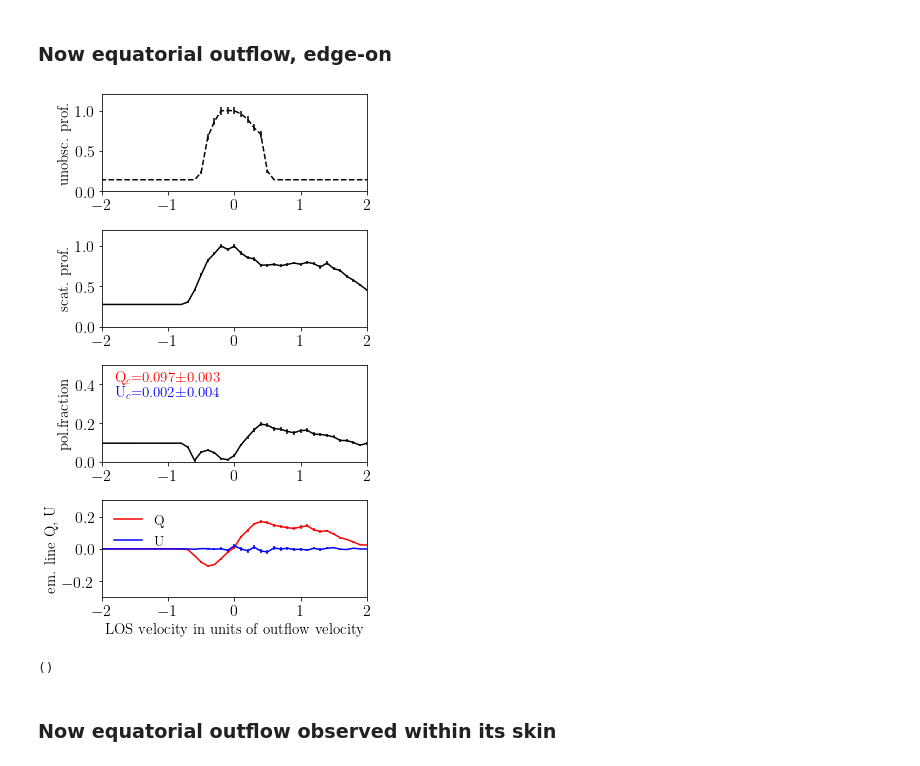
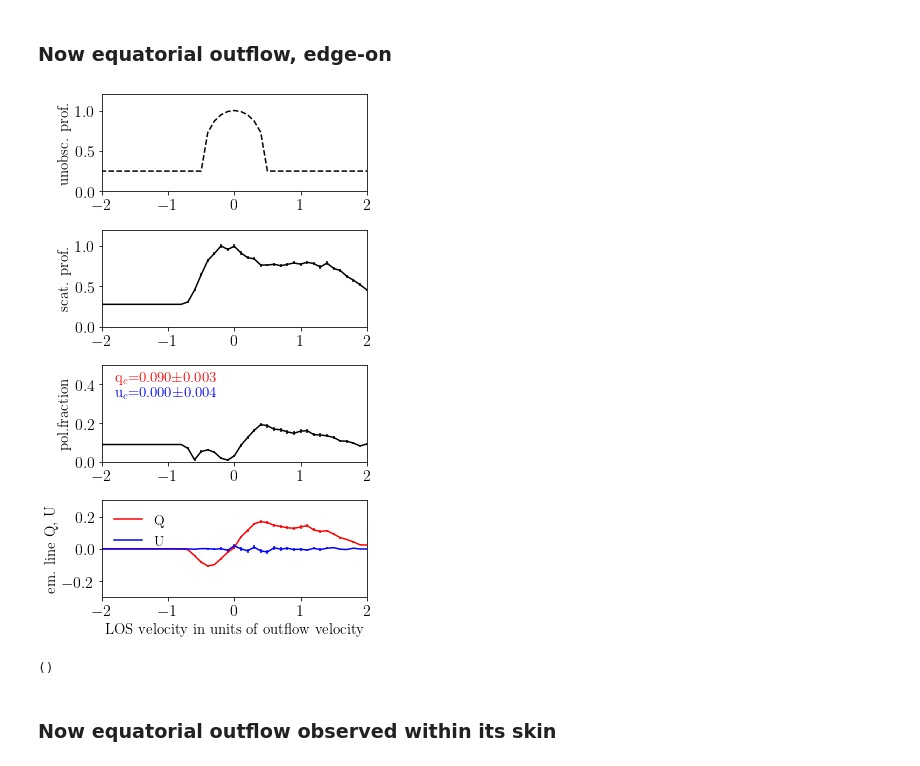
Before and after one commit to zakamska/polarized_outflows, a Jupyter notebook: polarized_outflows.ipynb, the cells around one changed output. Cells and saved outputs as stored; diff of their text form; code cells hidden in the pictures.

```diff
--- a/polarized_outflows.ipynb
+++ b/polarized_outflows.ipynb
@@ -357,10 +357,12 @@ def mywrite_output(datfile):
     myfile.write('\econtq = '+("%.5f" % econtq)+'\n')
     myfile.write('\contu = '+("%.5f" % contu)+'\n')
     myfile.write('\econtu = '+("%.5f" % econtu)+'\n')
-    myfile.write('|          vlos|         fvlos|        efvlos|        fvlosq|       efvlosq|        fvlosu|       efvlosu|\n')
-    myfile.write('|        double|        double|        double|        double|        double|        double|        double|\n')
-    myfile.write('|              |              |              |              |              |              |              |\n')
-    myfile.write('|          null|          null|          null|          null|          null|          null|          null|\n')
+    myfile.write('\\theta1 = '+("%.5f" % theta1)+'\n')
+    myfile.write('\\theta2 = '+("%.5f" % theta2)+'\n')
+    myfile.write('|          vlos|         fvlos|        efvlos|        fvlosq|       efvlosq|        fvlosu|       efvlosu|        funobs|       efunobs|\n')
+    myfile.write('|        double|        double|        double|        double|        double|        double|        double|        double|        double|\n')
+    myfile.write('|              |              |              |              |              |              |              |              |              |\n')
+    myfile.write('|          null|          null|          null|          null|          null|          null|          null|          null|          null|\n')
     for i,u in enumerate(vlos):
         a1=("%.5f" % vlos[i]).rjust(15)+' '
         a2=("%.5e" % fvlos[i]).rjust(14)+' '
@@ -369,7 +371,9 @@ def mywrite_output(datfile):
         a5=("%.5e" % efvlosq[i]).rjust(14)+' '
         a6=("%.5e" % fvlosu[i]).rjust(14)+' '
         a7=("%.5e" % efvlosu[i]).rjust(14)+' '
-        myfile.write(a1+a2+a3+a4+a5+a6+a7+'\n')
+        a8=("%.5e" % funobs[i]).rjust(14)+' '
+        a9=("%.5e" % efunobs[i]).rjust(14)+' '
+        myfile.write(a1+a2+a3+a4+a5+a6+a7+a8+a9+'\n')
     myfile.close()
     return()
 mywrite_output(datfile)
@@ -537,12 +541,15 @@ for i in ind:
 funobs,efunobs = [np.zeros(np.size(vlos)) for _ in range(2)]
 
 ## this is the numerical calculation of the unobscured profile if we need it
-domain_unobs = (theta2-theta1)*(2*math.pi)
-ind=np.arange(np.size(vlos))
-for i in ind:
-    random.seed(1)
-    newint=lambda x: integrand_unobs([x[0],x[1],vlos[i]])
-    funobs[i], efunobs[i] = mcint.integrate(newint, sampler_unobs(), measure=domain_unobs, n=nmc_small)
+#domain_unobs = (theta2-theta1)*(2*math.pi)
+#ind=np.arange(np.size(vlos))
+#for i in ind:
+#    random.seed(1)
+#    newint=lambda x: integrand_unobs([x[0],x[1],vlos[i]])
+#    funobs[i], efunobs[i] = mcint.integrate(newint, sampler_unobs(), measure=domain_unobs, n=nmc_small)
+
+# using analytial calculation appropriate for thetaobs=90
+funobs=analyt_fvlos(vlos,theta2)-analyt_fvlos(vlos,theta1)
 
 # now let's calculate continuum polarization
 domain_cont=(theta_s2-theta_s1)*(2*math.pi)
@@ -589,37 +596,37 @@ ax.errorbar(vlos,abs(fvlosq+fc*contq)/func,(efvlosq+fc*econtq)/func,color='black
 ax.set_ylim(bottom=0., top=0.5)
 ax.set_xlim(left=-2.,right=2.0)
 ax.set_ylabel('pol.fraction', fontsize=15, color='black')
-ax.text(0.05,0.8,'Q$_c$=%.3f$\pm$%.3f' % (contq/cont, econtq/cont),
+ax.text(0.05,0.8,'q$_c$=%.3f$\pm$%.3f' % (contq/cont, econtq/cont),
         verticalalignment='bottom', horizontalalignment='left',
         transform=ax.transAxes,
         color='red', fontsize=15)
-ax.text(0.05,0.65,'U$_c$=%.3f$\pm$%.3f' % (contu/cont, econtu/cont),
+ax.text(0.05,0.65,'u$_c$=%.3f$\pm$%.3f' % (contu/cont, econtu/cont),
         verticalalignment='bottom', horizontalalignment='left',
         transform=ax.transAxes,
         color='blue', fontsize=15)
 
 ax=plt.subplot(414)
 ax.errorbar(vlos,fvlosq/np.max(fvlos),efvlosq/np.max(fvlos),color='red', label="Q")
 ax.errorbar(vlos,fvlosu/np.max(fvlos),efvlosu/np.max(fvlos),color='blue', label="U")
 ax.set_ylim(bottom=-0.3, top=0.3)
 ax.set_xlim(left=-2.,right=2.0)
 # get handles
 handles, labels = ax.get_legend_handles_labels()
 # remove the errorbars
 handles = [h[0] for h in handles]
 # use them in the legend
 ax.legend(handles, labels, loc='upper left', frameon=False)
 
 ax.set_ylabel('em. line Q, U', fontsize=15, color='black')
 ax.set_xlabel('LOS velocity in units of outflow velocity', fontsize=15, color='black')
 fig.tight_layout()
 
 plt.savefig(outfile)
 plt.show()
 
 mywrite_output(datfile)
 # %% [output]
-[figure, old version]
+[figure, new version]
 ()
 # %% [markdown]
 <h3> Now equatorial outflow observed within its skin </h3>
```
Also changed, not shown: parts of 8 cells of this notebook.
